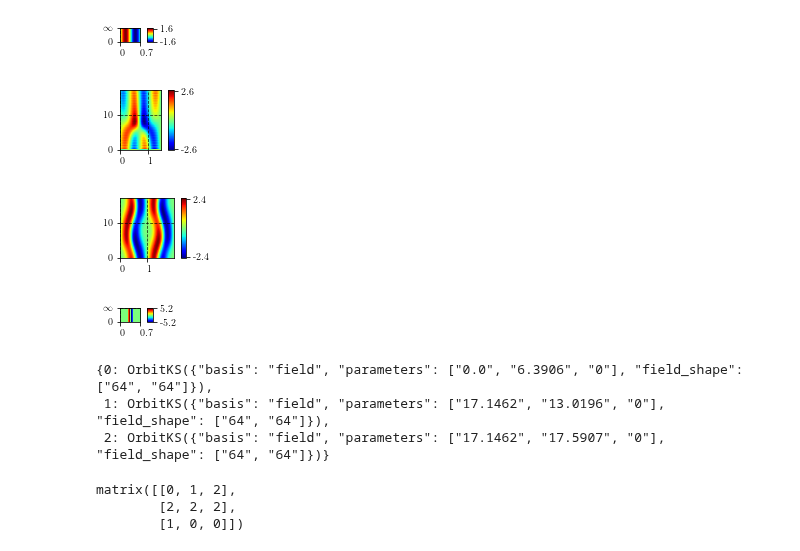
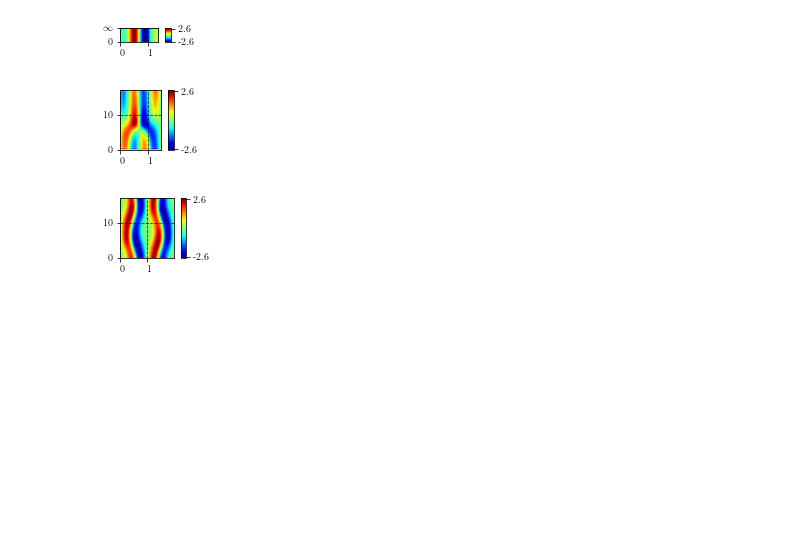
Before and after one commit to chaotic-systems/orbithunter, a Jupyter notebook: notebooks/gluing_demo.ipynb, the cells around one changed output. Cells and saved outputs as stored; diff of their text form; code cells hidden in the pictures; blank space fills up the shorter version.

```diff
--- a/notebooks/gluing_demo.ipynb
+++ b/notebooks/gluing_demo.ipynb
@@ -9,15 +9,11 @@ import matplotlib.pyplot as plt
 import time
 # %%
 from orbithunter.gluing import tile_dictionary_ks
-td = tile_dictionary_ks()
+td = tile_dictionary_ks(padded=False)
 td[0].plot()
 td[1].plot()
 td[2].plot()
 # %% [output]
-[figure, old version]
+[figure, new version]
 [figure]
 [figure]
-# %%
-read_h5('OrbitKS_streak.h5', directory='../data/tiles/padded_space_unpadded_time/').plot()
-# %% [output]
-[figure, removed]
@@ -26,14 +20,2 @@ td[0] = read_h5('OrbitKS_streak_shifted.h5', directory='../data/tiles/padded_spa
-# %%
-td
-# %% [output]
-{0: OrbitKS({"basis": "field", "parameters": ["0.0", "6.3906", "0"], "field_shape": ["64", "64"]}),
- 1: OrbitKS({"basis": "field", "parameters": ["17.1462", "13.0196", "0"], "field_shape": ["64", "64"]}),
- 2: OrbitKS({"basis": "field", "parameters": ["17.1462", "17.5907", "0"], "field_shape": ["64", "64"]})}
-# %%
-np.matrix(np.array([[0, 1, 2], [2, 2, 2], [1, 0, 0]]))
-# %% [output]
-matrix([[0, 1, 2],
-        [2, 2, 2],
-        [1, 0, 0]])
 # %%
 # td = tile_dictionary_ks()
```
Also changed, not shown: parts of 23 cells of this notebook, 42 other files.
